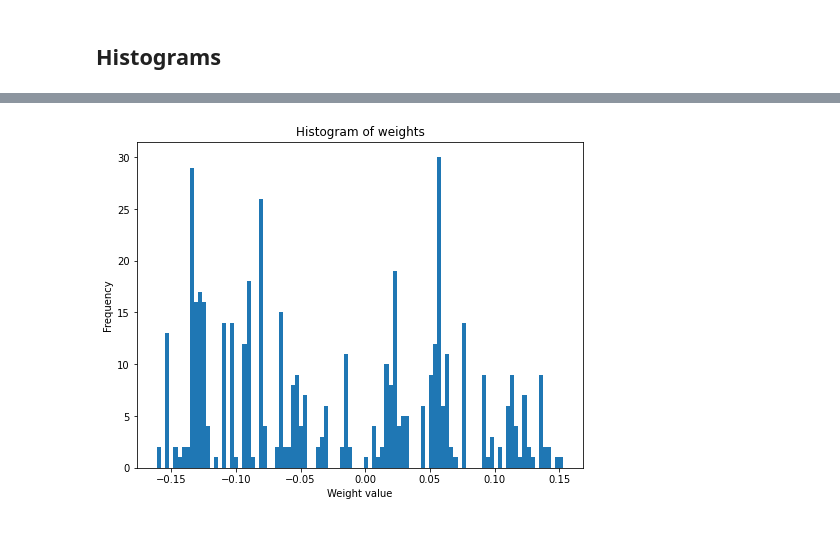
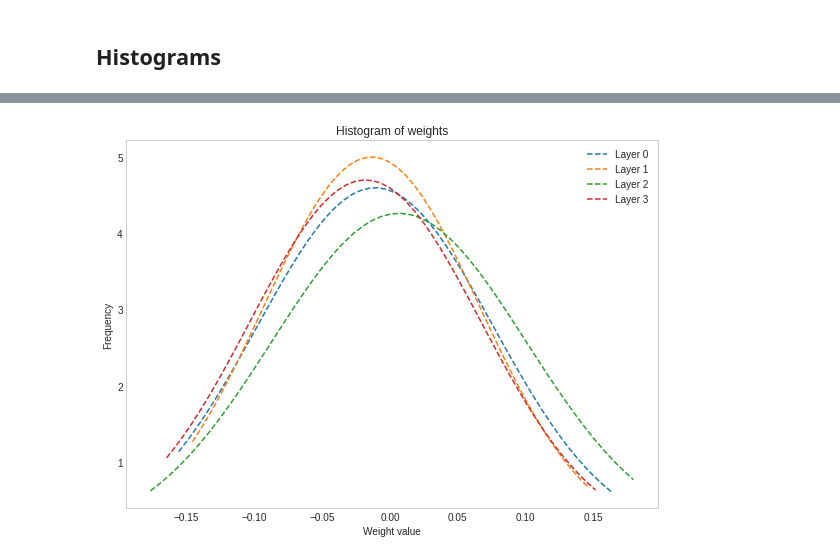
Before and after one commit to Renua-Meireles/sentiment-analisys-with-MLP, a Jupyter notebook: MLP_Sentiment_Analysis_(PIBIC_2021).ipynb, the cells around one changed output, grey strips where cells are left out. Drawn from its saved outputs; the diff is of its cells as text; code cells hidden in the pictures; blank space fills up the shorter version.

Commit message:
adjusting weights graphic

```diff
--- a/MLP_Sentiment_Analysis_(PIBIC_2021).ipynb
+++ b/MLP_Sentiment_Analysis_(PIBIC_2021).ipynb
@@ -325,6 +330,9 @@ def get_weights_from_layer(model, weights_dir, layer_number, num_epochs):
     # weights = weights.reshape(num_epochs, -1)
     return weights
 # %%
-weights_from_layer0 = get_weights_from_layer(model, './Weights_per_epochs', 0, 15)
+weights_from_layer0 = get_weights_from_layer(model, './Weights_per_epochs', 0, 20)
+weights_from_layer1 = get_weights_from_layer(model, './Weights_per_epochs', 1, 20)
+weights_from_layer2 = get_weights_from_layer(model, './Weights_per_epochs', 2, 20)
+weights_from_layer3 = get_weights_from_layer(model, './Weights_per_epochs', 3, 20)
 weights_from_layer0.shape # (15, 32) - 15 epochs, 32 neurons in the layer
 # %% [output]
@@ -337,12 +345,32 @@ array([ 0.05575909,  0.09847292, -0.0569612 , -0.08054265, -0.05828958,
-# %%
-def plot_weights_histogram(weights):
-    """This method plots the histogram of the weights of a layer along the epochs"""
-    plt.figure(figsize=(8, 6))
-    plt.hist(weights, bins=100)
-    plt.title(f'Histogram of weights')
-    plt.xlabel('Weight value')
-    plt.ylabel('Frequency')
+# %%
+from scipy.stats import norm
+plt.style.use('seaborn-whitegrid')
+# %%
+def plot_weights_histogram(*weights):
+    """This method plots the histogram of the weights of a layer along the epochs"""
+    fig, ax = plt.subplots(figsize=(8, 6))
+    _, bins1 = np.histogram(weights[0], bins=50)
+    _, bins2 = np.histogram(weights[1], bins=50)
+    _, bins3 = np.histogram(weights[2], bins=50)
+    _, bins4 = np.histogram(weights[3], bins=50)
+    # _, bins1, _ = ax.hist(weights[0], bins=50, label='Layer 0', histtype='bar', density=True)
+    # _, bins2, _ = ax.hist(weights[1], bins=50, label='Layer 1', density=True)
+    # _, bins3, _ = ax.hist(weights[2], bins=50, label='Layer 2', density=True)
+    y1 = norm.pdf(bins1, weights[0].mean(), weights[0].std())
+    y2 = norm.pdf(bins2, weights[1].mean(), weights[1].std())
+    y3 = norm.pdf(bins3, weights[2].mean(), weights[2].std())
+    y4 = norm.pdf(bins4, weights[3].mean(), weights[3].std())
+    ax.plot(bins1, y1, '--', label='Layer 0')
+    ax.plot(bins2, y2, '--', label='Layer 1')
+    ax.plot(bins3, y3, '--', label='Layer 2')
+    ax.plot(bins4, y4, '--', label='Layer 3')
+    ax.legend(loc='best')
+    ax.set_title('Histogram of weights')
+    ax.set_ylabel('Frequency')
+    ax.set_xlabel('Weight value')
+    fig.tight_layout()
+    ax.grid(False)
 # %%
-plot_weights_histogram(weights_from_layer0)
+plot_weights_histogram(weights_from_layer0, weights_from_layer1, weights_from_layer2, weights_from_layer3)
 # %% [output]
-[figure, old version]
+[figure, new version]
```
Also changed, not shown: parts of 8 cells of this notebook.
